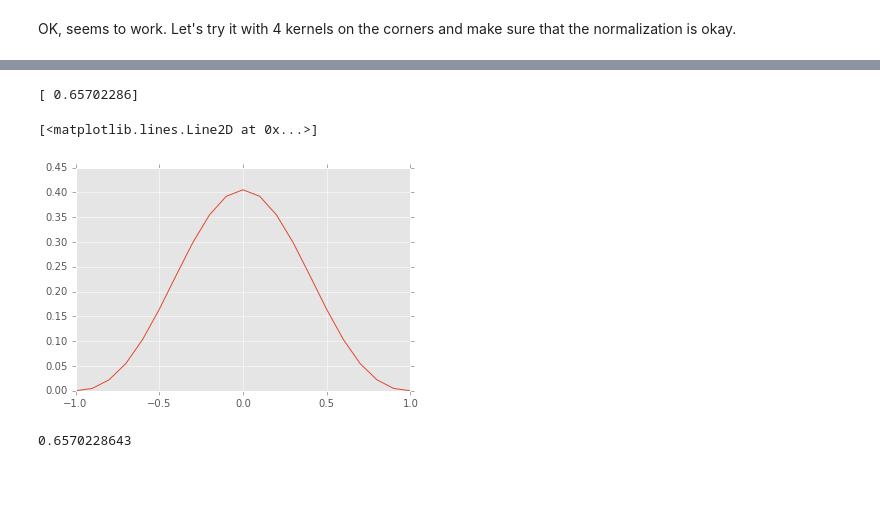
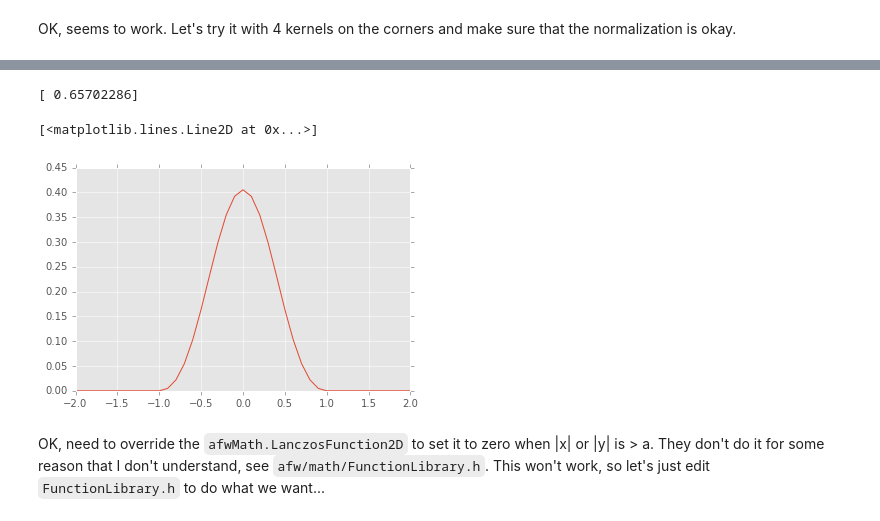
Before and after one commit to djreiss/DM-6162, a Jupyter notebook: spatial kernels.ipynb, the cells around one changed output, grey strips where cells are left out. Saved outputs shown, nothing was run; the diff lists cells and outputs as text; code cells hidden in the pictures; blank space fills up the shorter version.

```diff
--- a/spatial kernels.ipynb
+++ b/spatial kernels.ipynb
@@ -244,10 +252,10 @@ dit.plotImageGrid(kImages, clim=(0,1))
 # %%
+aScale = 1
 tmp = afwMath.LanczosFunction2D(aScale, 0., 0.)
-x = np.linspace(-1.,1.,21)
+x = np.linspace(-2.,2.,41)
 y = np.array([tmp(xx, 0.5) for xx in x])
 print x
 print y
 print y[x == 0.5] * 4.
-print tmp()
 plt.plot(x, y)
 # %% [output]
@@ -265,20 +279,15 @@ plt.plot(x, y)
 # %%
 xOff = 0.5
 yOff = 0.5
-y2 = np.sinc(x) * np.sinc(x/aScale) * (np.sinc(0.5) * np.sinc(0.5/a))
+aScale = 1
+def L(x, y, a=1):
+    if x >= a or x <= -a:
+        return 0.
+    return np.sinc(x) * np.sinc(x/a) * np.sinc(y) * np.sinc(y/a)
+y2 = np.array([L(xx, 0.5, aScale) for xx in x])
 print y2[x == 0.5] * 4.
 plt.plot(x, y2)
 # %% [output]
 [ 0.65702286]
 [<matplotlib.lines.Line2D at 0x...>]
-[figure, old version]
+[figure, new version]
-# %%
-def L(x, a=1):
-    if x >= a or x <= -a:
-        return 0.
-    return np.sinc(x) * np.sinc(x/a)
-xOff = 0.5
-yOff = 0.5
-print L(xOff) * L(yOff) * 4
-# %% [output]
-0.6570228643
@@ -286,0 +294,2 @@ xgrid = [0., 1.]
+# %% [markdown]
+OK, need to override the `afwMath.LanczosFunction2D` to set it to zero when |x| or |y| is > a. They don't do it for some reason that I don't understand, see `afw/math/FunctionLibrary.h`. This won't work, so let's just edit `FunctionLibrary.h` to do what we want...
```
Also changed, not shown: parts of 15 cells of this notebook, 1 other file.
